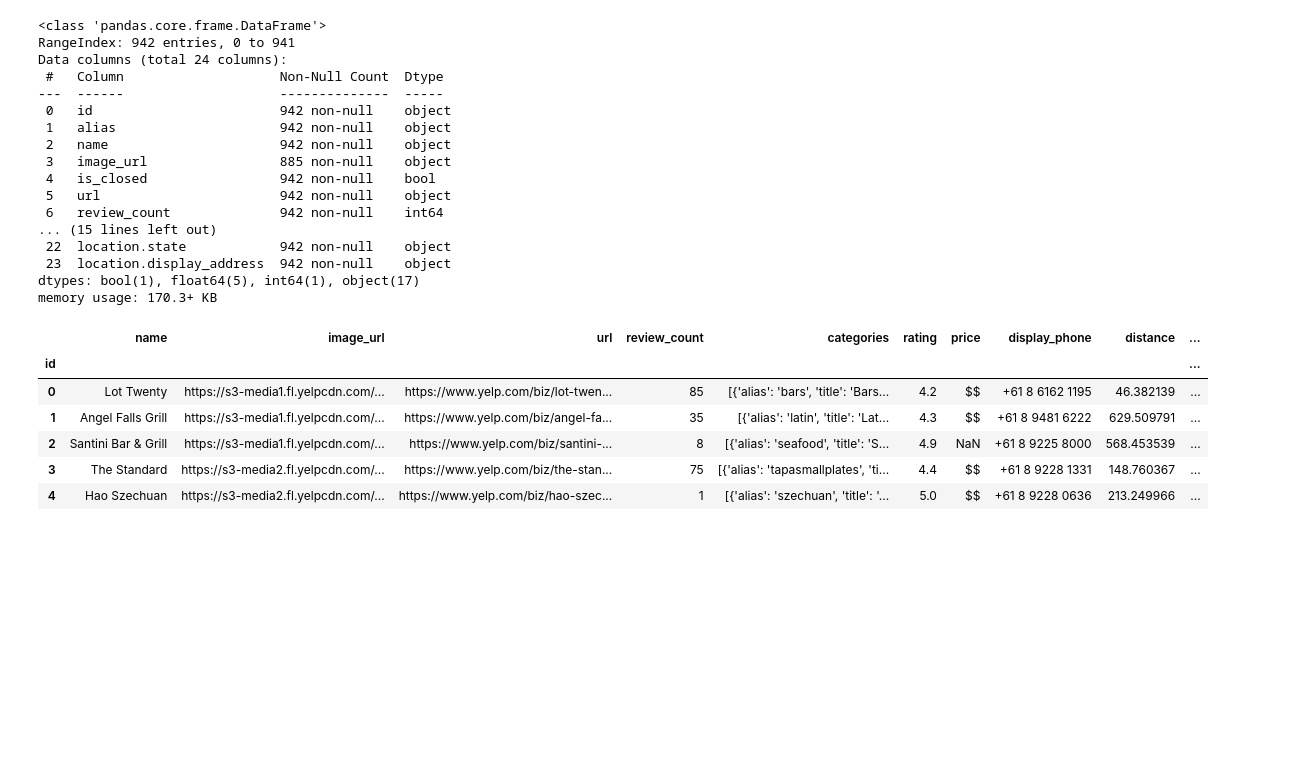
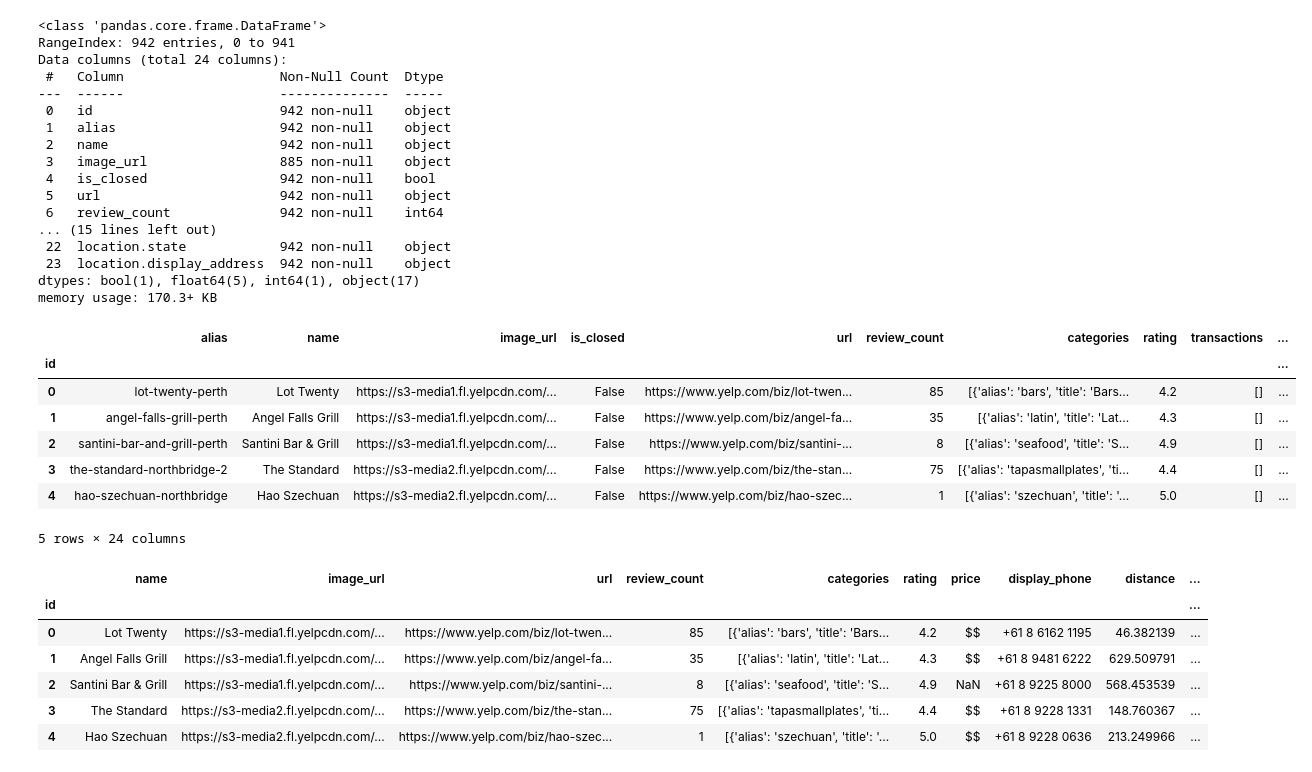
Before and after one commit to Shivabajelan/Perth-Restaurant-Explorer-Mapping-Insights-Analysing-Trends, a Jupyter notebook: data_cleaning.ipynb, the cells around one changed output. Drawn from its saved outputs; the diff is of its cells as text; code cells hidden in the pictures; blank space fills up the shorter version.

```diff
--- a/data_cleaning.ipynb
+++ b/data_cleaning.ipynb
@@ -40,5 +40,38 @@ yelp_data['id'] = range(len(yelp_data))
 
 # Set the 'id' column as the index
 yelp_data.set_index('id', inplace=True)
+
+# Filter rows where the state is 'WA'
+yelp_data = yelp_data[yelp_data['location.state'] == 'WA']
+# %%
+# Creating the desired address from the available columns
+# Define a function takes a row of a DataFrame as input and concatenates the address parts in the specified order.
+def concatenate_address(row):
+    address_parts = [
+        row['location.address1'],
+        row['location.address2'],
+        row['location.address3'],
+        row['location.city'],
+        row['location.zip_code']
+    ]
+    # Filter out empty parts in the columns and join them with comma separator
+    # Using a list comprehension to iterate over each part of the address stored in the address_parts list.
+    full_address = ', '.join(part for part in address_parts if pd.notnull(part))
+    return full_address
+
+# Apply the custom function to each row
+yelp_data['full_address'] = yelp_data.apply(concatenate_address, axis=1)
+
+# Display the DataFrame with the new 'full_address' column
+yelp_data.head()
+# %% [output]
+|  | alias | name | image_url | is_closed | url | review_count | categories | rating | transactions | ... |
+| id |  |  |  |  |  |  |  |  |  | ... |
+| 0 | lot-twenty-perth | Lot Twenty | https://s3-media1.fl.yelpcdn.com/... | False | https://www.yelp.com/biz/lot-twen... | 85 | [{'alias': 'bars', 'title': 'Bars... | 4.2 | [] | ... |
+| 1 | angel-falls-grill-perth | Angel Falls Grill | https://s3-media1.fl.yelpcdn.com/... | False | https://www.yelp.com/biz/angel-fa... | 35 | [{'alias': 'latin', 'title': 'Lat... | 4.3 | [] | ... |
+| 2 | santini-bar-and-grill-perth | Santini Bar & Grill | https://s3-media1.fl.yelpcdn.com/... | False | https://www.yelp.com/biz/santini-... | 8 | [{'alias': 'seafood', 'title': 'S... | 4.9 | [] | ... |
+| 3 | the-standard-northbridge-2 | The Standard | https://s3-media2.fl.yelpcdn.com/... | False | https://www.yelp.com/biz/the-stan... | 75 | [{'alias': 'tapasmallplates', 'ti... | 4.4 | [] | ... |
+| 4 | hao-szechuan-northbridge | Hao Szechuan | https://s3-media2.fl.yelpcdn.com/... | False | https://www.yelp.com/biz/hao-szec... | 1 | [{'alias': 'szechuan', 'title': '... | 5.0 | [] | ... |
+5 rows × 24 columns
 # %%
 # Drop unwanted columns
```
Also changed, not shown: parts of 11 cells of this notebook, 4 other files.
